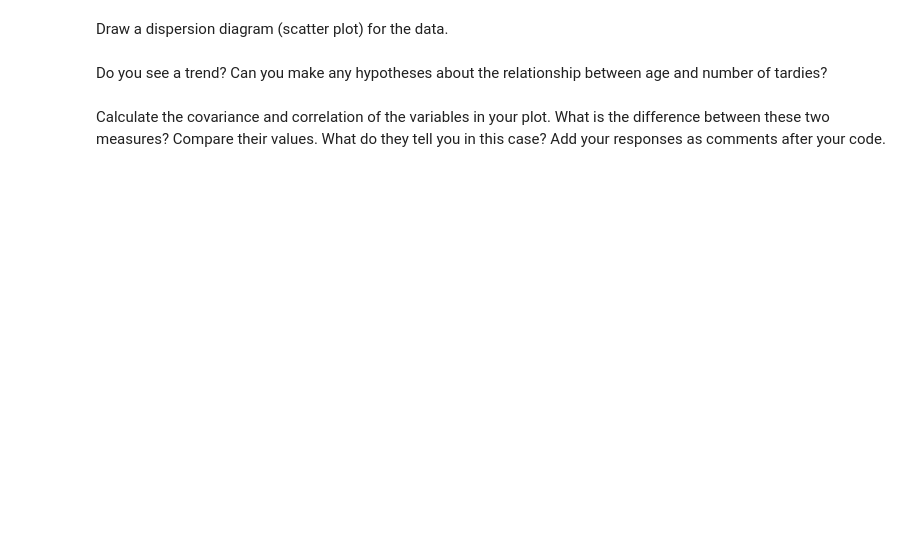
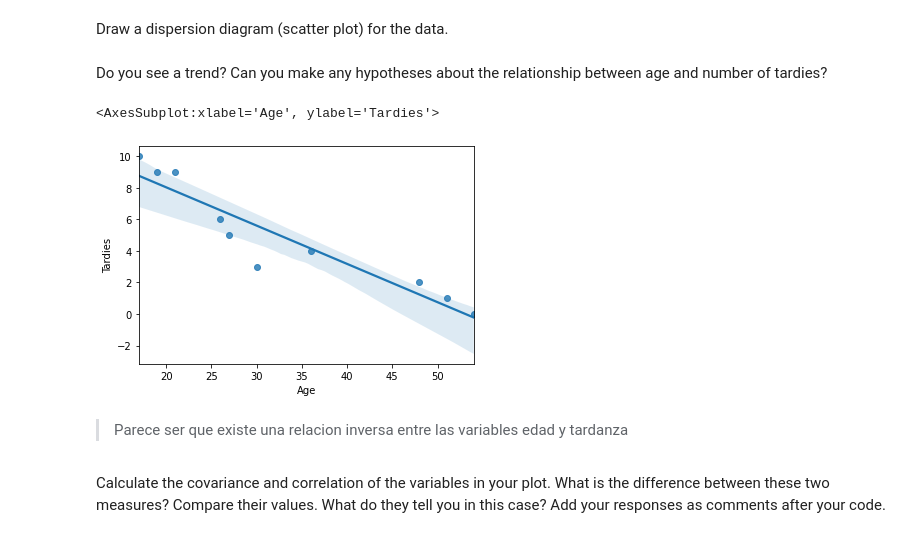
Before and after one commit to Ironhack-Data-Madrid-Enero-2021/lab-regression-analysis, a Jupyter notebook: your-code.ipynb, the cells around one changed output. Saved outputs shown, nothing was run; the diff lists cells and outputs as text; code cells hidden in the pictures; blank space fills up the shorter version.

```diff
--- a/your-code.ipynb
+++ b/your-code.ipynb
@@ -40,0 +40,3 @@ NameError: name 'pd' is not defined
+# %%
+student_data = pd.DataFrame({'Age': [17,51,27,21,36,48,19,26,54,30], 'Tardies': [10,1,5,9,4,2,9,6,0,3]})
+student_data
@@ -49,2 +59,10 @@ Do you see a trend? Can you make any hypotheses about the relationship between a
+# %%
+data = student_data
+sns.regplot (x = "Age", y = "Tardies", data =data)
+# %% [output]
+<AxesSubplot:xlabel='Age', ylabel='Tardies'>
+[figure, added]
+# %% [markdown]
+> Parece ser que existe una relacion inversa entre las variables edad y tardanza
 # %% [markdown]
 Calculate the covariance and correlation of the variables in your plot. What is the difference between these two measures? Compare their values. What do they tell you in this case? Add your responses as comments after your code.
```
Also changed, not shown: parts of 14 cells of this notebook.
